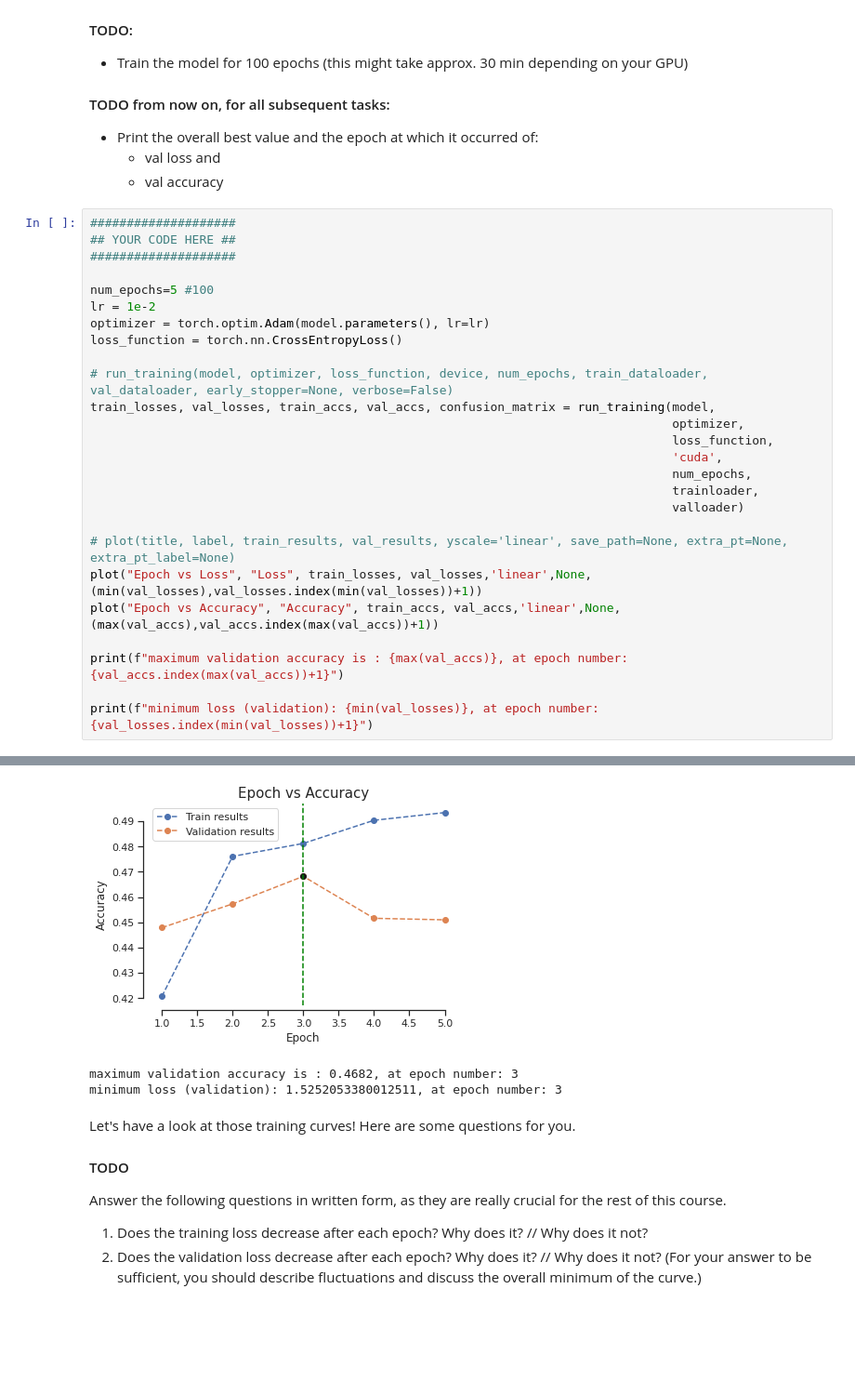
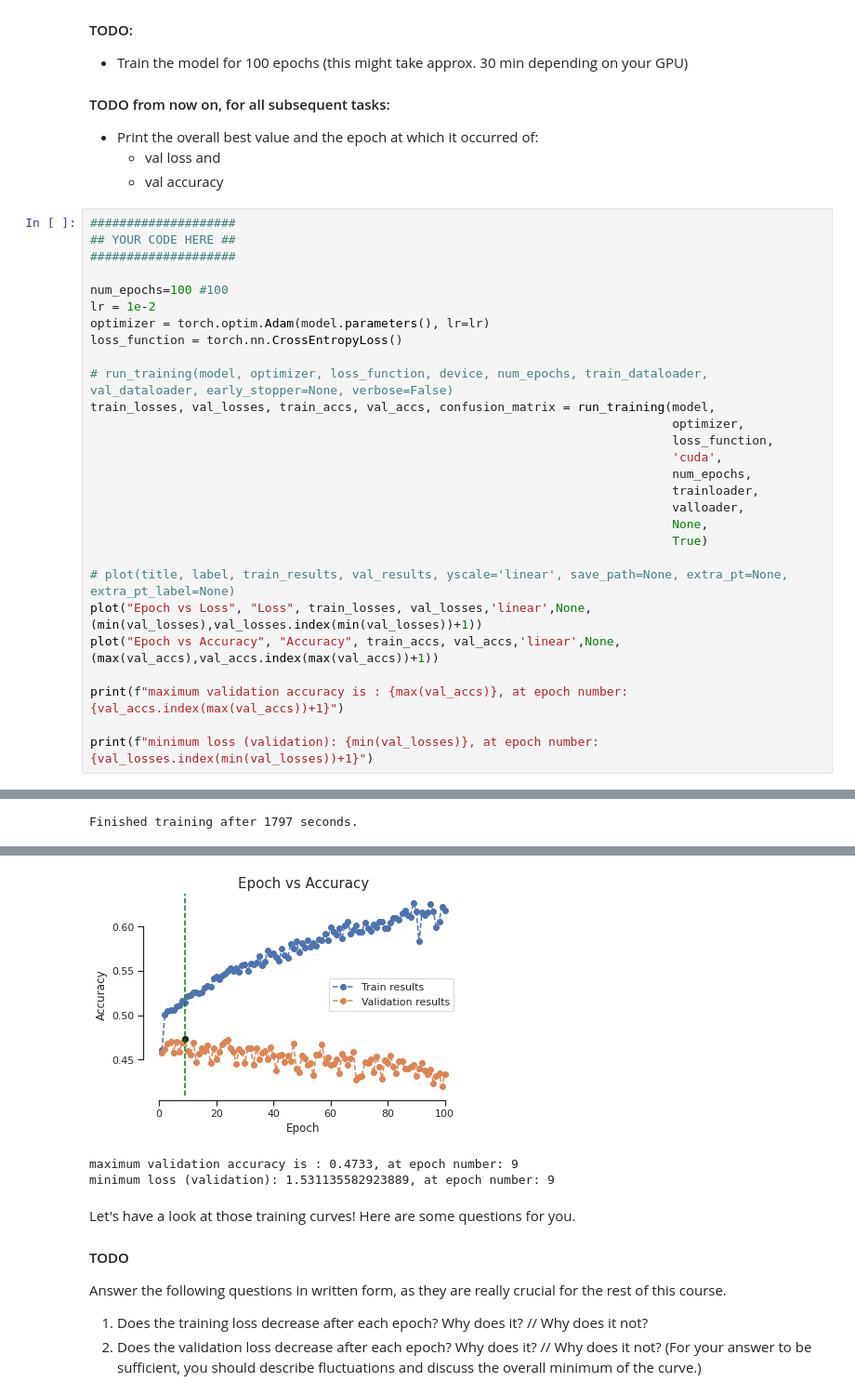
Before and after one commit to adjr2/deep_learning, a Jupyter notebook: Ex2_2022.ipynb, the cells around one changed output, grey strips where cells are left out. Shown at 93% size. Saved outputs shown, nothing was run; the diff lists cells and outputs as text; blank space fills up the shorter version.

Commit message:
after 100 epochs

```diff
--- a/Ex2_2022.ipynb
+++ b/Ex2_2022.ipynb
@@ -640,7 +640,7 @@ Has your model already converged, i.e. reached the highest accuracy on the valid
 ## YOUR CODE HERE ##
 ####################
 
-num_epochs=5 #100
+num_epochs=100 #100
 lr = 1e-2
 optimizer = torch.optim.Adam(model.parameters(), lr=lr)
 loss_function = torch.nn.CrossEntropyLoss()
@@ -652,7 +652,9 @@ train_losses, val_losses, train_accs, val_accs, confusion_matrix = run_training(
                                                                                 'cuda',
                                                                                 num_epochs,
                                                                                 trainloader,
-                                                                                valloader)
+                                                                                valloader,
+                                                                                None,
+                                                                                True)
 
 # plot(title, label, train_results, val_results, yscale='linear', save_path=None, extra_pt=None, extra_pt_label=None)
 plot("Epoch vs Loss", "Loss", train_losses, val_losses,'linear',None,(min(val_losses),val_losses.index(min(val_losses))+1))
@@ -666,0 +684 @@ Finished training after 51 seconds.
+Finished training after 1797 seconds.
@@ -668,6 +686,6 @@ Finished training after 51 seconds.
-[figure, old version]
+[figure, new version]
-maximum validation accuracy is : 0.4682, at epoch number: 3
-minimum loss (validation): 1.5252053380012511, at epoch number: 3
+maximum validation accuracy is : 0.4733, at epoch number: 9
+minimum loss (validation): 1.531135582923889, at epoch number: 9
 # %% [markdown]
 Let's have a look at those training curves! Here are some questions for you.
 
```
Also changed, not shown: parts of 4 cells of this notebook.
